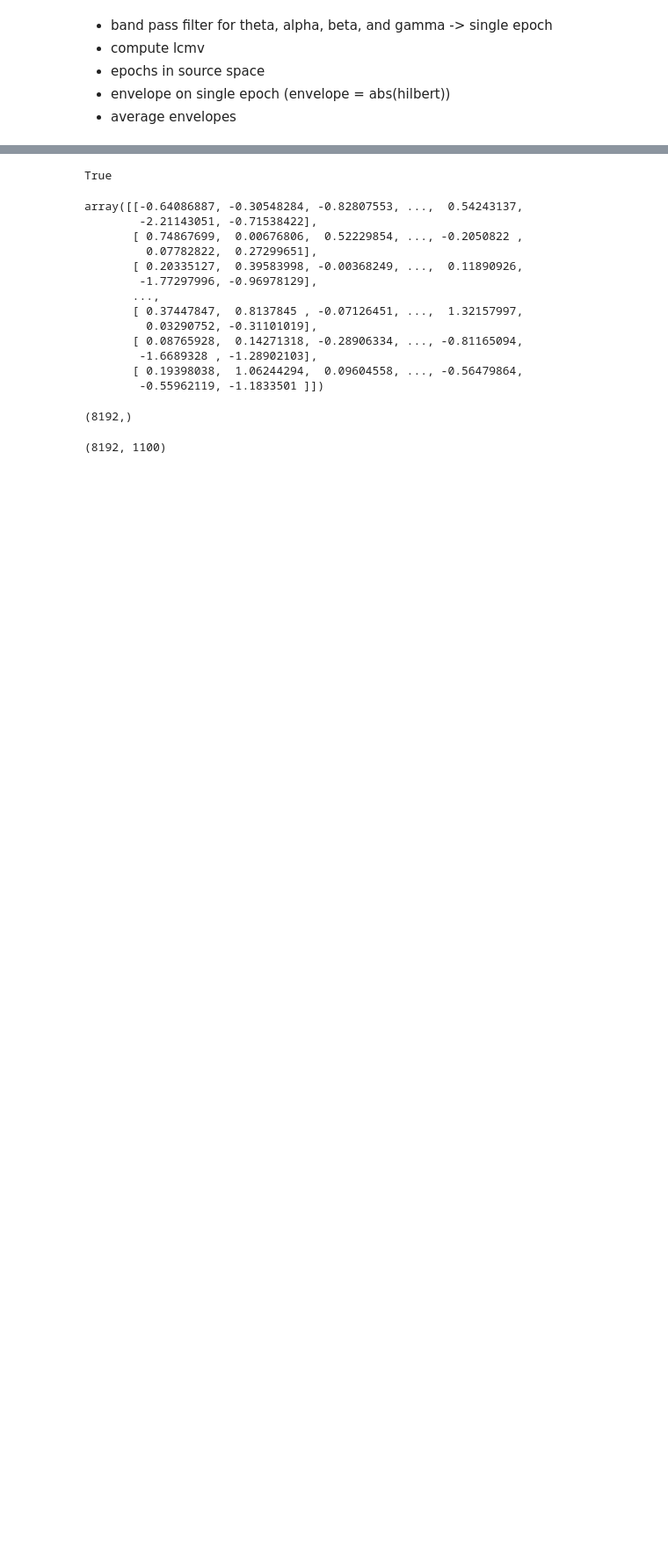
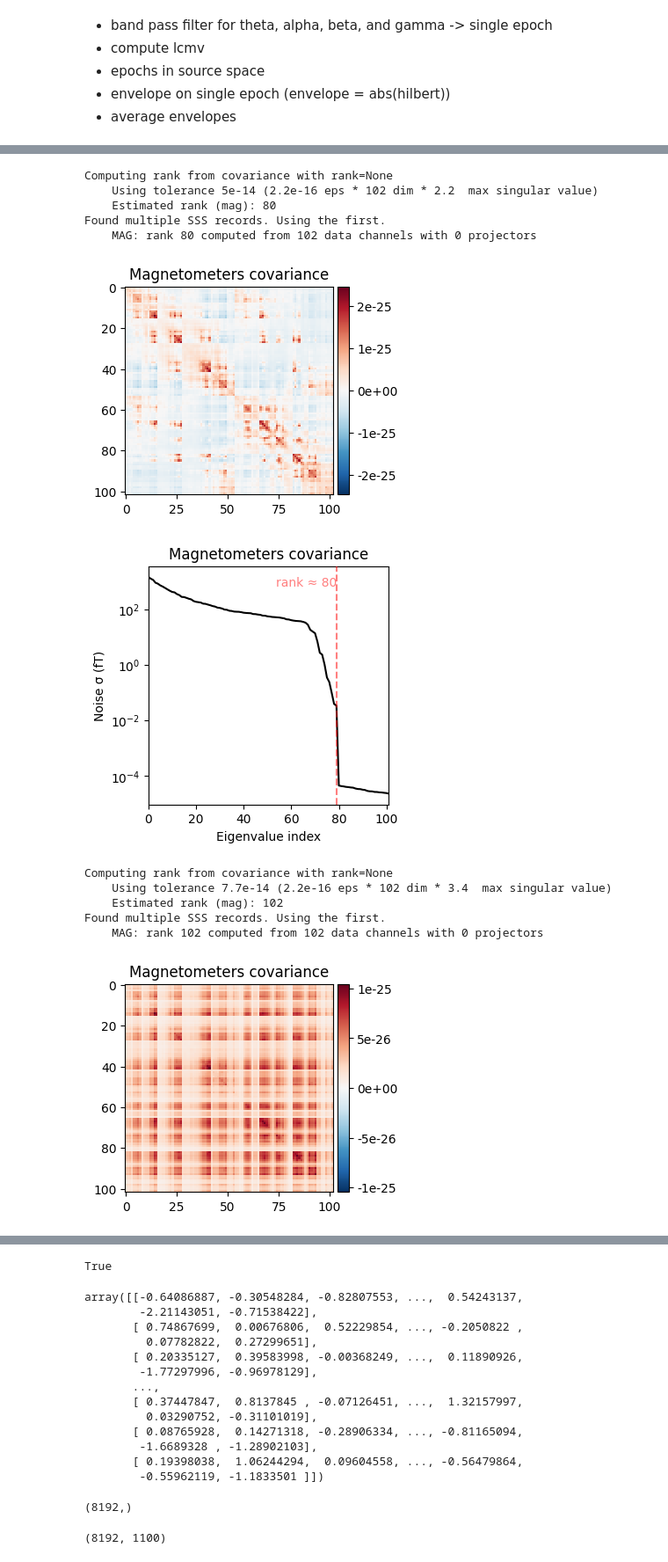
Before and after one commit to bonokat/memory_formation, a Jupyter notebook: dirty_field/beamformers_testing.ipynb, the cells around one changed output, grey strips where cells are left out. Shown at 88% size. Saved outputs shown, nothing was run; the diff lists cells and outputs as text; code cells hidden in the pictures; blank space fills up the shorter version.

```diff
--- a/dirty_field/beamformers_testing.ipynb
+++ b/dirty_field/beamformers_testing.ipynb
@@ -107,0 +190,17 @@ evoked_theta.info
+# %%
+data_cov.plot(epochs.info)
+data_cov_theta.plot(epochs_theta.info)
+# %% [output]
+Computing rank from covariance with rank=None
+    Using tolerance 5e-14 (2.2e-16 eps * 102 dim * 2.2  max singular value)
+    Estimated rank (mag): 80
+Found multiple SSS records. Using the first.
+    MAG: rank 80 computed from 102 data channels with 0 projectors
+[figure, added]
+[figure, added]
+Computing rank from covariance with rank=None
+    Using tolerance 7.7e-14 (2.2e-16 eps * 102 dim * 3.4  max singular value)
+    Estimated rank (mag): 102
+Found multiple SSS records. Using the first.
+    MAG: rank 102 computed from 102 data channels with 0 projectors
+[figure, added]
```
Also changed, not shown: parts of 21 cells of this notebook, 1 other file.
